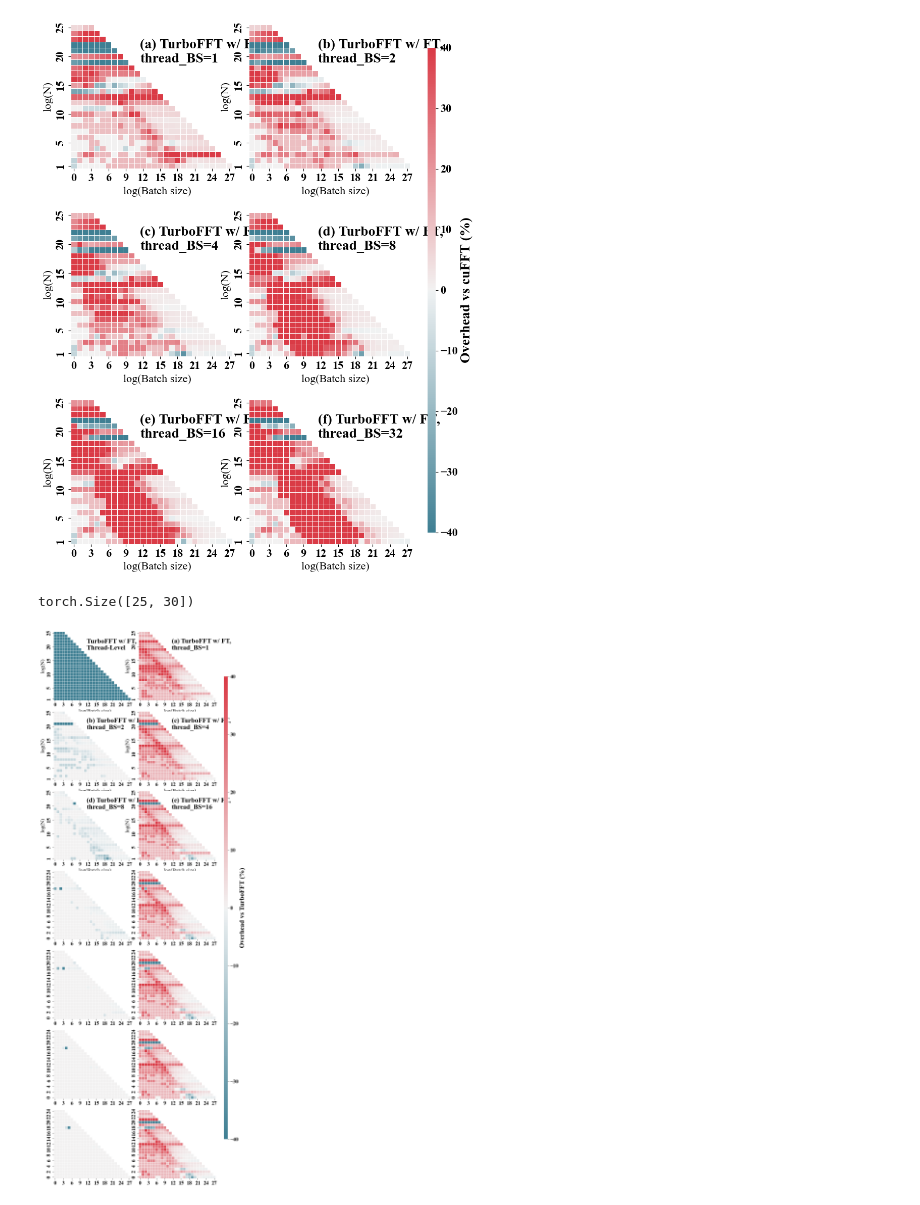
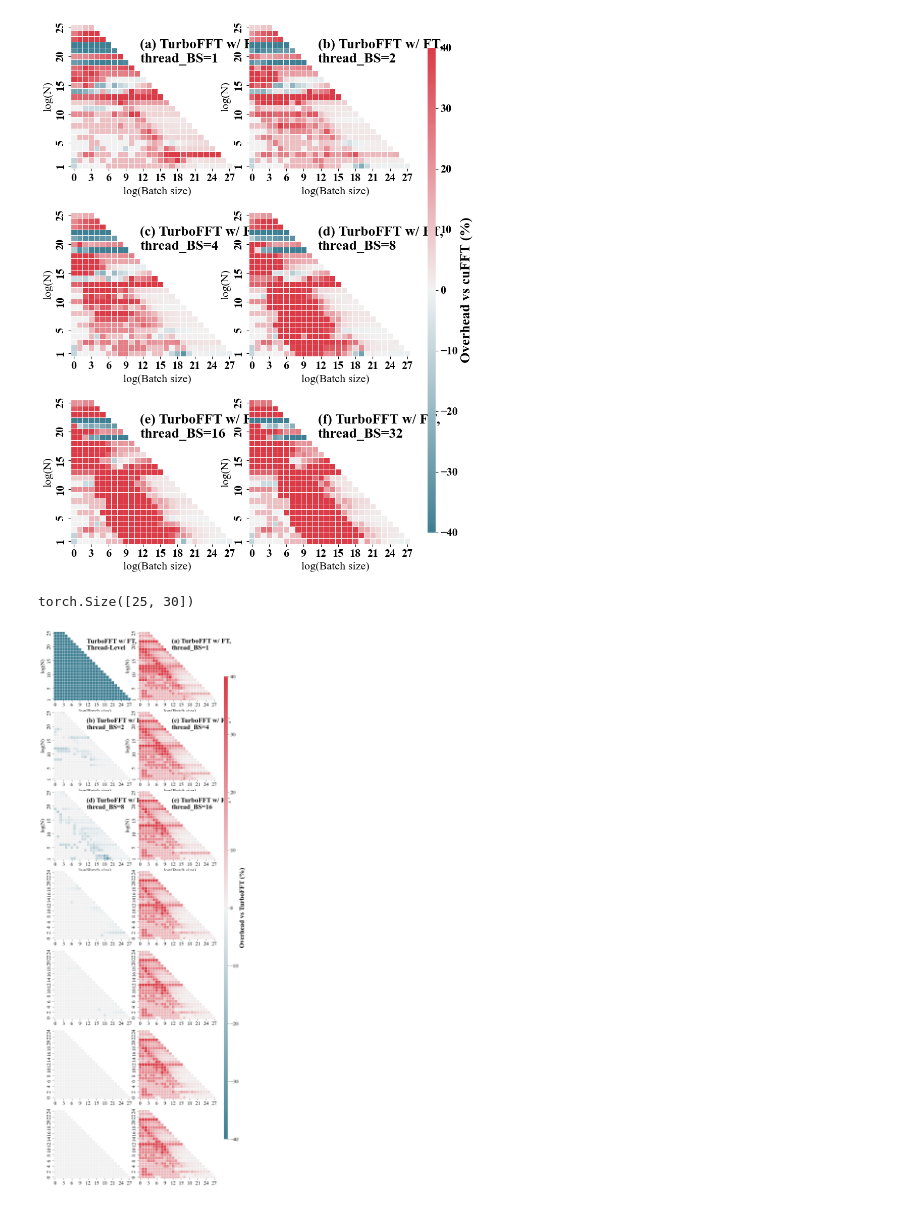
Before and after one commit to shixun404/HPCDeepNeuralNetworks, a Jupyter notebook: fig/ABFT_FFT/ppopp/scripts/plot.ipynb, the cells around one changed output. Drawn from its saved outputs; the diff is of its cells as text; code cells hidden in the pictures.

```diff
--- a/fig/ABFT_FFT/ppopp/scripts/plot.ipynb
+++ b/fig/ABFT_FFT/ppopp/scripts/plot.ipynb
@@ -660,33 +661,33 @@ for i in range(nrows):
 			square=True, linewidths=.5, cbar_kws={"shrink": .5}, ax=ax[i, 0],cbar=False)
 	# print(vkFFT[:30, :30].shape)
 	# heatmap = (TurboFFT_FT[i]/TurboFFT) * 100 - 100
-	heatmap = (TurboFFT_FT_best/TurboFFT) * 100 - 100
+	heatmap = (TurboFFT_FT_best/TurboFFT).clamp(min=1.01) * 100 - 100
 	sns_plot = sns.heatmap(heatmap, cmap=cmap, mask=mask, vmax=bd, vmin=-bd,center=0,
 	# sns_plot = sns.heatmap((vkFFT[i] / cuFFT[i]) * 100 - 100, cmap=cmap, vmax=50, center=0,
 			square=True, linewidths=.5, cbar_kws={"shrink": .5}, ax=ax[i, 1],
 			cbar_ax=cbar_ax if i == 0 else None, cbar=i == 0)
 	ax[i, 0].invert_yaxis()
 	ax[i, 1].invert_yaxis()
 cbar_ax.set_ylabel('Overhead vs TurboFFT (%)', fontdict={'fontsize': fontsize, 'weight': 'bold'})
 # fig.colorbar(ax.get_children()[0], orientation="horizontal")
 
 for i in range(3):
 	b = 0.1
 	ax[i, 0].text(.3 + b, .9, label[i * 2], ha='left', va='top', transform=ax[i, 0].transAxes, fontsize=fontsize, fontdict={'weight': 'bold'})
 	ax[i, 1].text(.3 + b, .9, label[i * 2 + 1], ha='left', va='top', transform=ax[i, 1].transAxes, fontsize=fontsize, fontdict={'weight': 'bold'})
 	# ax[i, 0].text(.45 + b, .8, precision[i], ha='left', va='top', transform=ax[i, 0].transAxes, fontsize=fontsize, fontdict={'weight': 'bold'})
 	# ax[i, 1].text(.425 + b, .8, precision[i], ha='left', va='top', transform=ax[i, 1].transAxes, fontsize=fontsize, fontdict={'weight': 'bold'})
 	for j in range(2):
 		b = 0.5
 		ax[i, j].set_yticks([0 + b, 4 + b, 9+ b, 14+ b, 19+ b, 24+ b])
 		ax[i, j].set_yticklabels([1, 5, 10, 15, 20, 25])
 		ax[i, j].set_xticks([i + b for i in range(0, 28, 3)])
 		ax[i, j].set_xticklabels([i for i in range(0, 28, 3)])
 
 		ax[i, j].set_ylabel('log(N)')
 		ax[i, j].set_xlabel('log(Batch size)')
 
 # plt.savefig('../figs/TurboFFT_vs_VkFFT_vs_cuFFT.pdf', bbox_inches='tight')
 # %% [output]
 torch.Size([25, 30])
-[figure, old version]
+[figure, new version]
```
Also changed, not shown: parts of 1 cell of this notebook.
